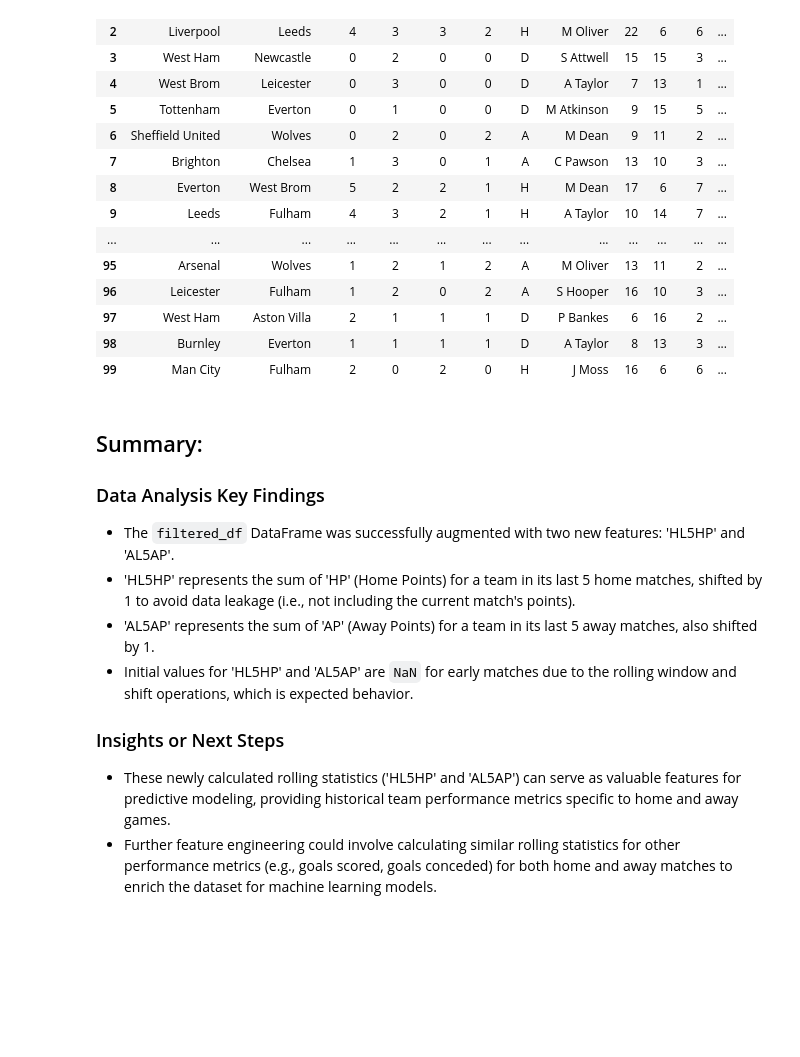
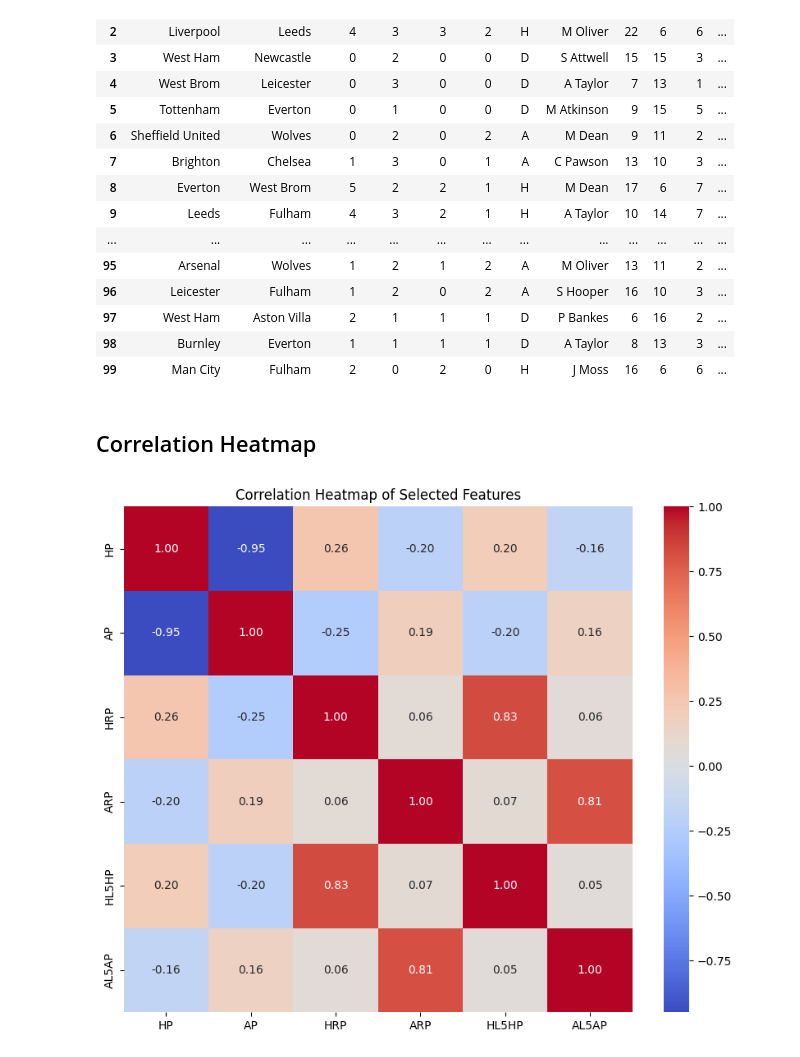
Before and after one commit to venti-sei/Bet26, a Jupyter notebook: bet.ipynb, the cells around one changed output. Saved outputs shown, nothing was run; the diff lists cells and outputs as text; code cells hidden in the pictures; blank space fills up the shorter version.

Commit message:
Added last two matches

```diff
--- a/bet.ipynb
+++ b/bet.ipynb
@@ -397,15 +397,22 @@ display(filtered_df.head(100))
 | 97 | West Ham | Aston Villa | 2 | 1 | 1 | 1 | D | P Bankes | 6 | 16 | 2 | ... |
 | 98 | Burnley | Everton | 1 | 1 | 1 | 1 | D | A Taylor | 8 | 13 | 3 | ... |
 | 99 | Man City | Fulham | 2 | 0 | 2 | 0 | H | J Moss | 16 | 6 | 6 | ... |
-# %% [markdown]
-## Summary:
-
-### Data Analysis Key Findings
-*   The `filtered_df` DataFrame was successfully augmented with two new features: 'HL5HP' and 'AL5AP'.
-*   'HL5HP' represents the sum of 'HP' (Home Points) for a team in its last 5 home matches, shifted by 1 to avoid data leakage (i.e., not including the current match's points).
-*   'AL5AP' represents the sum of 'AP' (Away Points) for a team in its last 5 away matches, also shifted by 1.
-*   Initial values for 'HL5HP' and 'AL5AP' are `NaN` for early matches due to the rolling window and shift operations, which is expected behavior.
-
-### Insights or Next Steps
-*   These newly calculated rolling statistics ('HL5HP' and 'AL5AP') can serve as valuable features for predictive modeling, providing historical team performance metrics specific to home and away games.
-*   Further feature engineering could involve calculating similar rolling statistics for other performance metrics (e.g., goals scored, goals conceded) for both home and away matches to enrich the dataset for machine learning models.
+# %% [markdown]
+## Correlation Heatmap
+# %%
+import seaborn as sns
+import matplotlib.pyplot as plt
+
+# Select the relevant columns for the correlation heatmap
+correlation_features = ['HP', 'AP', 'HRP', 'ARP', 'HL5HP', 'AL5AP']
+
+# Calculate the correlation matrix
+correlation_matrix = filtered_df[correlation_features].corr()
+
+# Create the heatmap
+plt.figure(figsize=(10, 8))
+sns.heatmap(correlation_matrix, annot=True, cmap='coolwarm', fmt=".2f")
+plt.title('Correlation Heatmap of Selected Features')
+plt.show()
+# %% [output]
+[figure, added]
```
Also changed, not shown: parts of 8 cells of this notebook.
